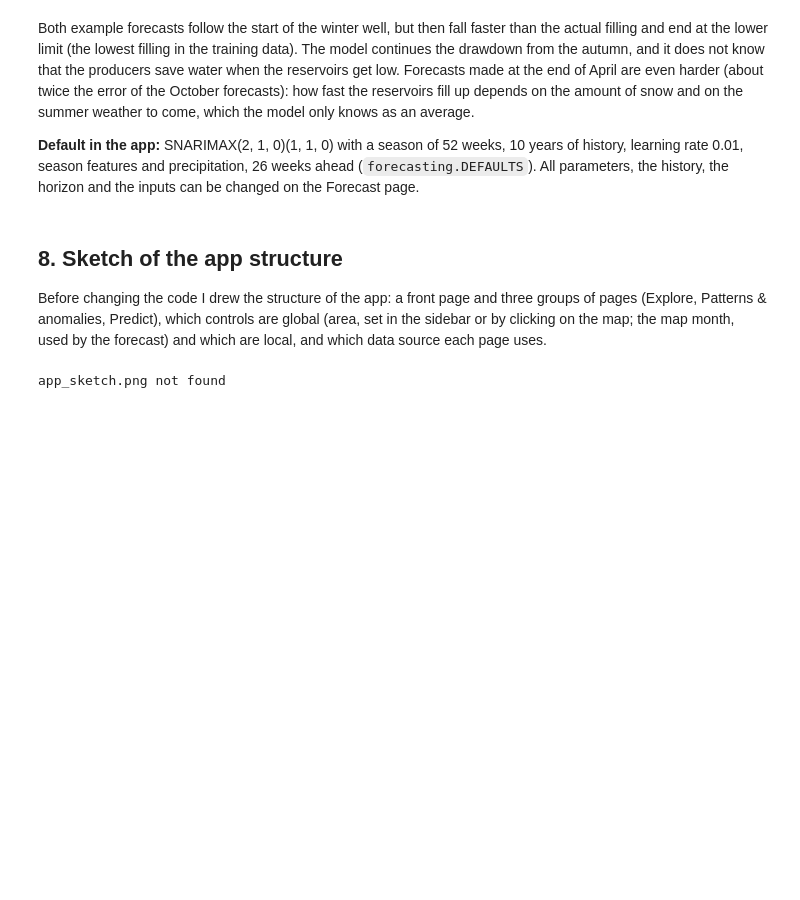
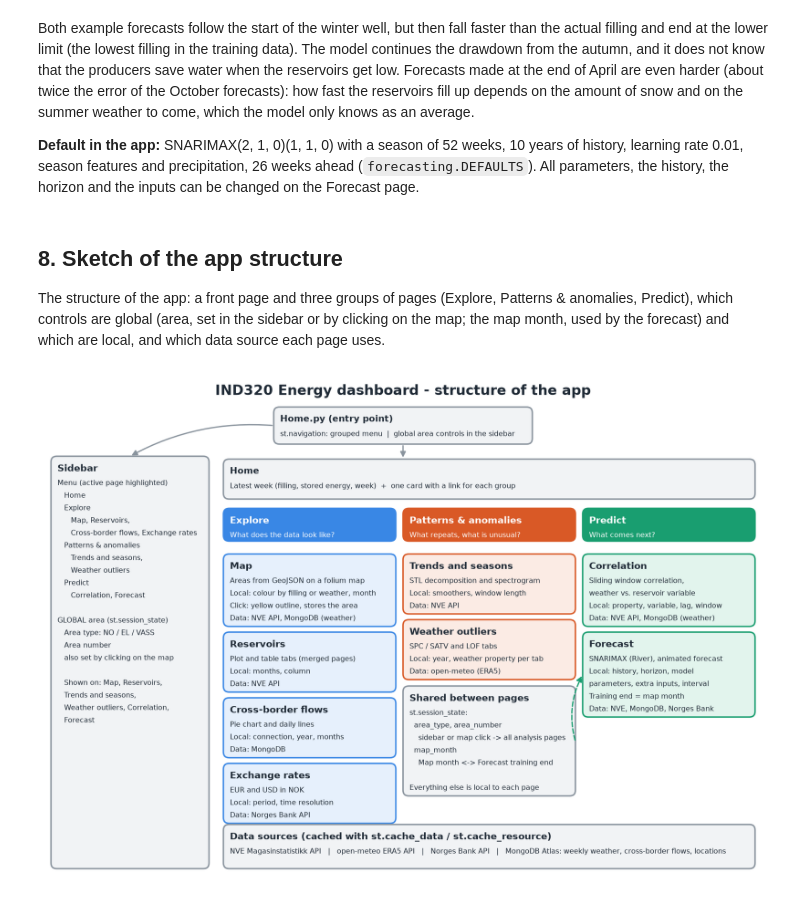
Before and after one commit to limmen20/limmen-streamlit-dashboard, a Jupyter notebook: notebooks/IND320_part4.ipynb, the cells around one changed output. Saved outputs shown, nothing was run; the diff lists cells and outputs as text; code cells hidden in the pictures; blank space fills up the shorter version.

Commit message:
Part 4: app sketch

```diff
--- a/notebooks/IND320_part4.ipynb
+++ b/notebooks/IND320_part4.ipynb
@@ -800,17 +800,13 @@ parameters, the history, the horizon and the inputs can be changed on the Foreca
 # %% [markdown]
 ## 8. Sketch of the app structure
 
-Before changing the code I drew the structure of the app: a front page and three groups of pages
+The structure of the app: a front page and three groups of pages
 (Explore, Patterns & anomalies, Predict), which controls are global (area, set in the sidebar or by
 clicking on the map; the map month, used by the forecast) and which are local, and which data source
 each page uses.
-# %%
-sketch = ROOT / "notebooks" / "app_sketch.png"
-if sketch.exists():
-    display(Image(filename=sketch, width=900))
-else:
-    print("app_sketch.png not found")
-# %% [output]
-app_sketch.png not found
+# %%
+display(Image(filename=ROOT / "notebooks" / "app_sketch.png", width=900))
+# %% [output]
+[figure, added]
 # %%
 client.close()
```
Also changed, not shown: parts of 4 cells of this notebook, 1 other file.
